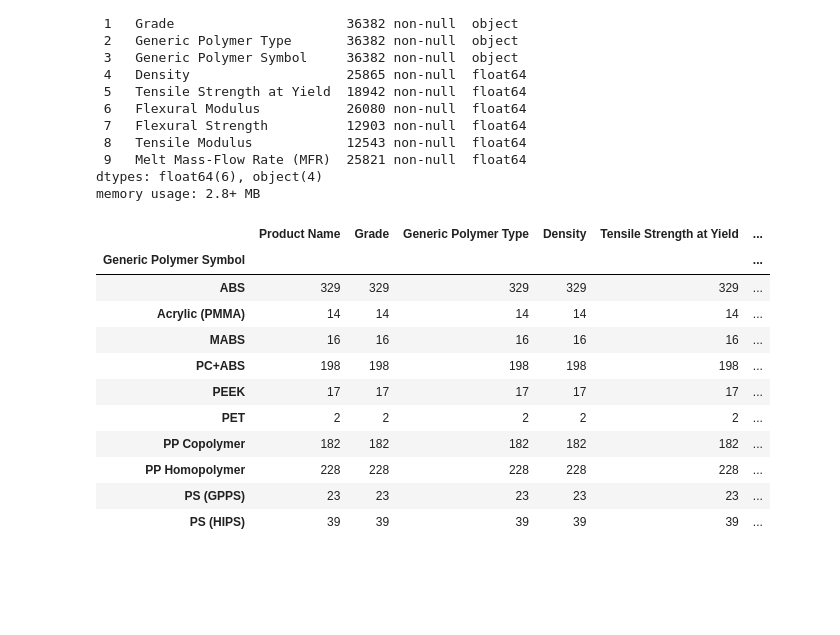
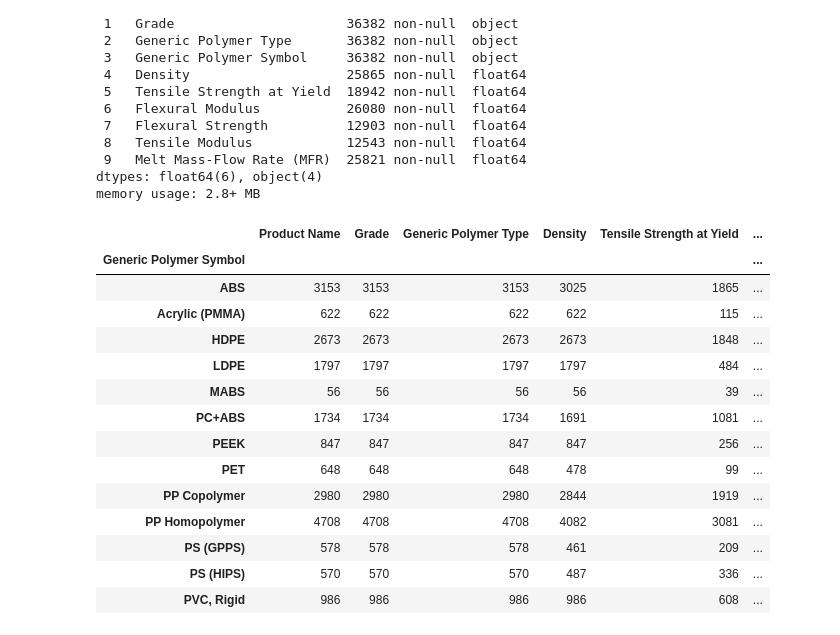
Before and after one commit to mike-keating-iv/ml-polymer-classification, a Jupyter notebook: polymers_classifier.ipynb, the cells around one changed output. Drawn from its saved outputs; the diff is of its cells as text; code cells hidden in the pictures; blank space fills up the shorter version.

```diff
--- a/polymers_classifier.ipynb
+++ b/polymers_classifier.ipynb
@@ -71,39 +71,58 @@ memory usage: 2.8+ MB
 # %%
 #
 
 
 symbols = [
     "ABS",
     "PET",
     "MABS",
     "PP Homopolymer",
     "Acrylic (PMMA)",
     "PC+ABS",
     "PP Copolymer",
     "PS (GPPS)",
     "PEEK",
     "PS (HIPS)",
-    "PVC",
+    "PVC, Rigid",
     "HDPE",
     "LDPE",
 ]
 
+
 df = df[df["Generic Polymer Symbol"].isin(symbols)]
 # df
-df.isna().sum()
-df_clean = df.dropna()
-df_clean.groupby("Generic Polymer Symbol").mean(numeric_only=True)
-df_clean.groupby("Generic Polymer Symbol").count()
+# Add placeholder density for polymers without density
+# More maintainable approach using a mapping
+density_defaults = {
+    "PVC, Rigid": 1.4,
+    "PEEK": 1.3,
+    "Acrylic (PMMA)": 1.2,
+    "LDPE": 0.92,
+    "HDPE": 0.95,
+}
+
+for polymer, default_density in density_defaults.items():
+    mask = df["Generic Polymer Symbol"] == polymer
+    df.loc[mask, "Density"] = df.loc[mask, "Density"].fillna(default_density)
+
+
+df.groupby("Generic Polymer Symbol").count()
+#df_clean = df.dropna()
+#df_clean.groupby("Generic Polymer Symbol").mean(numeric_only=True)
+#df_clean.groupby("Generic Polymer Symbol").count()
 # %% [output]
 |  | Product Name | Grade | Generic Polymer Type | Density | Tensile Strength at Yield | ... |
 | Generic Polymer Symbol |  |  |  |  |  | ... |
-| ABS | 329 | 329 | 329 | 329 | 329 | ... |
-| Acrylic (PMMA) | 14 | 14 | 14 | 14 | 14 | ... |
-| MABS | 16 | 16 | 16 | 16 | 16 | ... |
-| PC+ABS | 198 | 198 | 198 | 198 | 198 | ... |
-| PEEK | 17 | 17 | 17 | 17 | 17 | ... |
-| PET | 2 | 2 | 2 | 2 | 2 | ... |
-| PP Copolymer | 182 | 182 | 182 | 182 | 182 | ... |
-| PP Homopolymer | 228 | 228 | 228 | 228 | 228 | ... |
-| PS (GPPS) | 23 | 23 | 23 | 23 | 23 | ... |
-| PS (HIPS) | 39 | 39 | 39 | 39 | 39 | ... |
+| ABS | 3153 | 3153 | 3153 | 3025 | 1865 | ... |
+| Acrylic (PMMA) | 622 | 622 | 622 | 622 | 115 | ... |
+| HDPE | 2673 | 2673 | 2673 | 2673 | 1848 | ... |
+| LDPE | 1797 | 1797 | 1797 | 1797 | 484 | ... |
+| MABS | 56 | 56 | 56 | 56 | 39 | ... |
+| PC+ABS | 1734 | 1734 | 1734 | 1691 | 1081 | ... |
+| PEEK | 847 | 847 | 847 | 847 | 256 | ... |
+| PET | 648 | 648 | 648 | 478 | 99 | ... |
+| PP Copolymer | 2980 | 2980 | 2980 | 2844 | 1919 | ... |
+| PP Homopolymer | 4708 | 4708 | 4708 | 4082 | 3081 | ... |
+| PS (GPPS) | 578 | 578 | 578 | 461 | 209 | ... |
+| PS (HIPS) | 570 | 570 | 570 | 487 | 336 | ... |
+| PVC, Rigid | 986 | 986 | 986 | 986 | 608 | ... |
```
Also changed, not shown: parts of 9 cells of this notebook.
